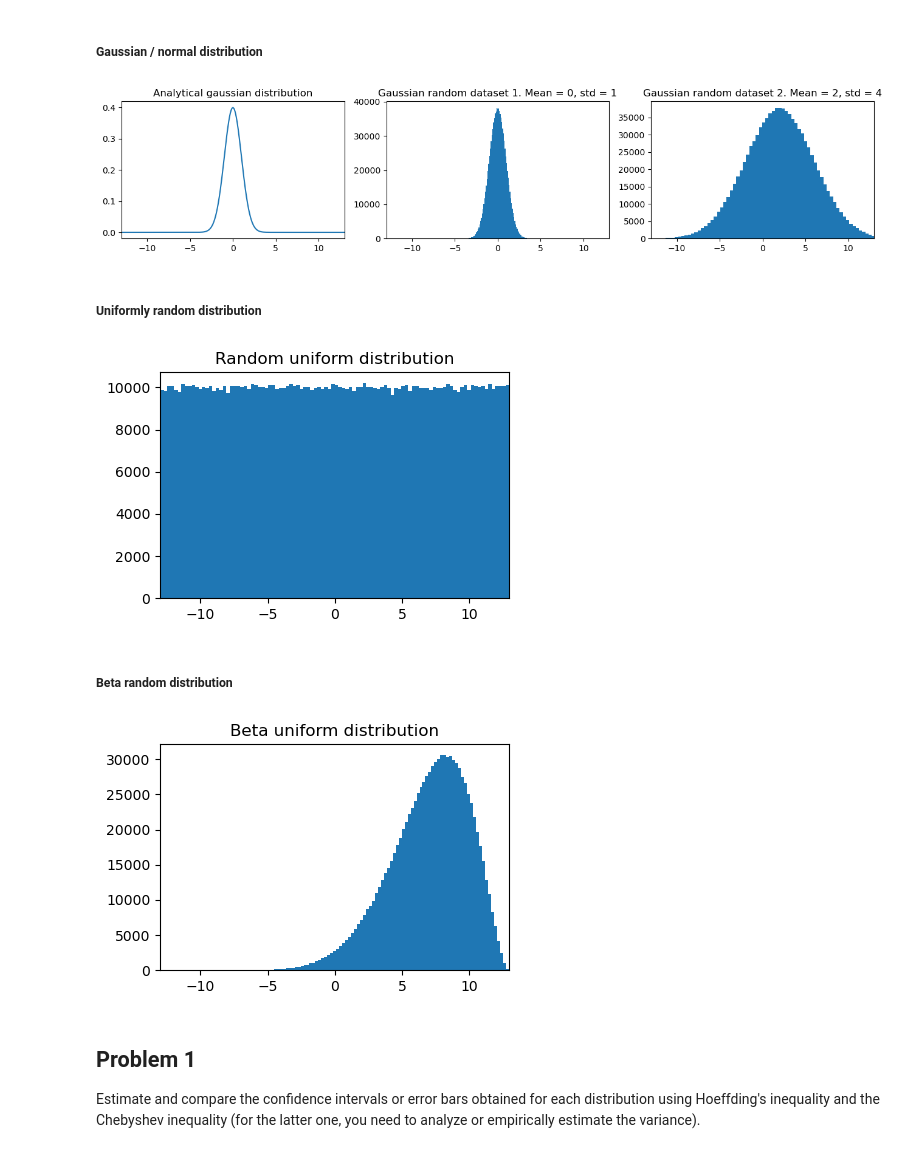
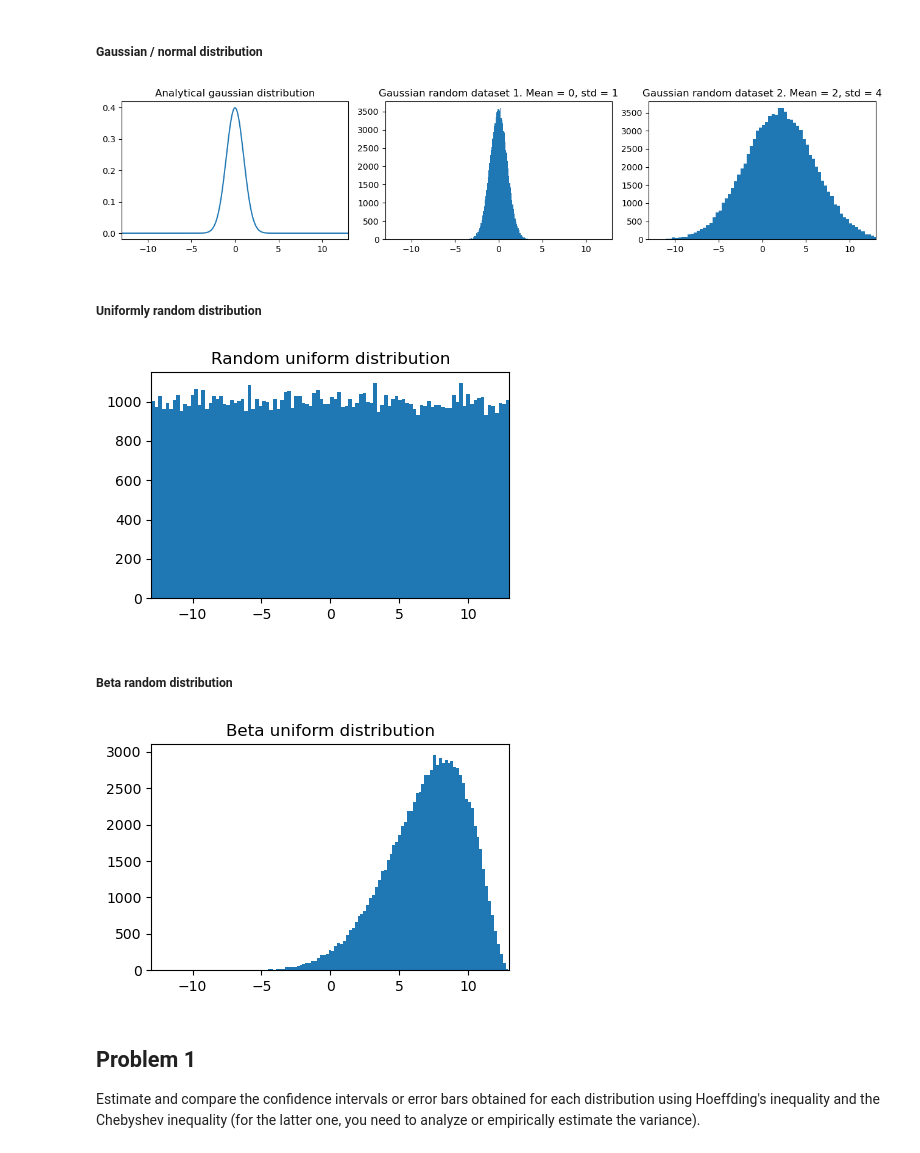
Before and after one commit to brunoperezgomez02/Quantum_Machine_Learning_UIMP_QT_Master, a Jupyter notebook: Exercise_1/Ex_1_JJB.ipynb, the cells around one changed output. Cells and saved outputs as stored; diff of their text form; code cells hidden in the pictures.

```diff
--- a/Exercise_1/Ex_1_JJB.ipynb
+++ b/Exercise_1/Ex_1_JJB.ipynb
@@ -13,36 +14,36 @@ import matplotlib.pyplot as plt
 # %% [markdown]
 ##### Gaussian / normal distribution
 # %%
-N_samples = int(1e6)
+N_samples = int(1e5)
 xlim = [-13,13]
 
 # Analytical definition of the distribution
 meanA = 0; stdA = 1
 
 def gauss(x, mean, std):
     return (1/np.sqrt(2*np.pi*(std**2)))*np.exp(-(x-mean)**2/(2*std**2))
 
 x = np.linspace(-13,13,1000); y = gauss(x, meanA, stdA)
 
 # Random generation of samples following a gaussian distribution
 
 mean1 = 0; std1 = 1
 gauss_random1 = np.random.normal(loc=mean1, scale=std1, size=N_samples)
 
 mean2 = 2; std2 = 4
 gauss_random2 = np.random.normal(loc=mean2, scale=std2, size=N_samples)
 
 # Plotting
 fig1, axes_gauss = plt.subplots(nrows= 1, ncols= 3, figsize=(13, 3))
 axes_gauss[0].plot(x,y); axes_gauss[1].hist(gauss_random1, 100); axes_gauss[2].hist(gauss_random2, 100);
 axes_gauss[0].set_title('Analytical gaussian distribution');
 axes_gauss[1].set_title(f"Gaussian random dataset 1. Mean = {mean1}, std = {std1}");
 axes_gauss[2].set_title(f"Gaussian random dataset 2. Mean = {mean2}, std = {std2}")
 for ax in axes_gauss:
     ax.set_xlim(xlim)
 plt.tight_layout()
 # %% [output]
-[figure, old version]
+[figure, new version]
 # %% [markdown]
 ##### Uniformly random distribution
 # %%
@@ -56,7 +57,7 @@ axes_un.set_title('Random uniform distribution');
 axes_un.set_xlim(xlim);
 plt.tight_layout()
 # %% [output]
-[figure, old version]
+[figure, new version]
 # %% [markdown]
 ##### Beta random distribution
 # %%
@@ -71,7 +72,7 @@ axes_bet.set_title('Beta uniform distribution');
 axes_bet.set_xlim(xlim)
 plt.tight_layout()
 # %% [output]
-[figure, old version]
+[figure, new version]
 # %% [markdown]
 ## Problem 1
 Estimate and compare the confidence intervals or error bars obtained for each distribution using Hoeffding's inequality and the Chebyshev inequality (for the latter one, you need to analyze or empirically estimate the variance).
```
Also changed, not shown: parts of 21 cells of this notebook.
